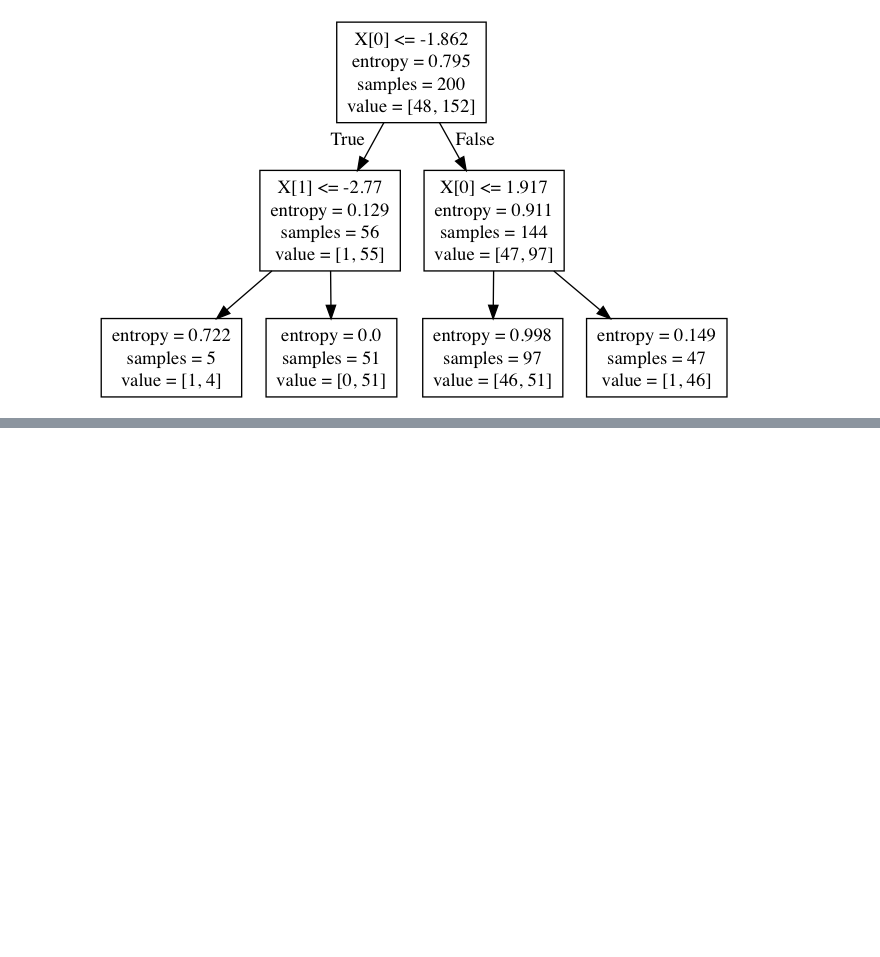
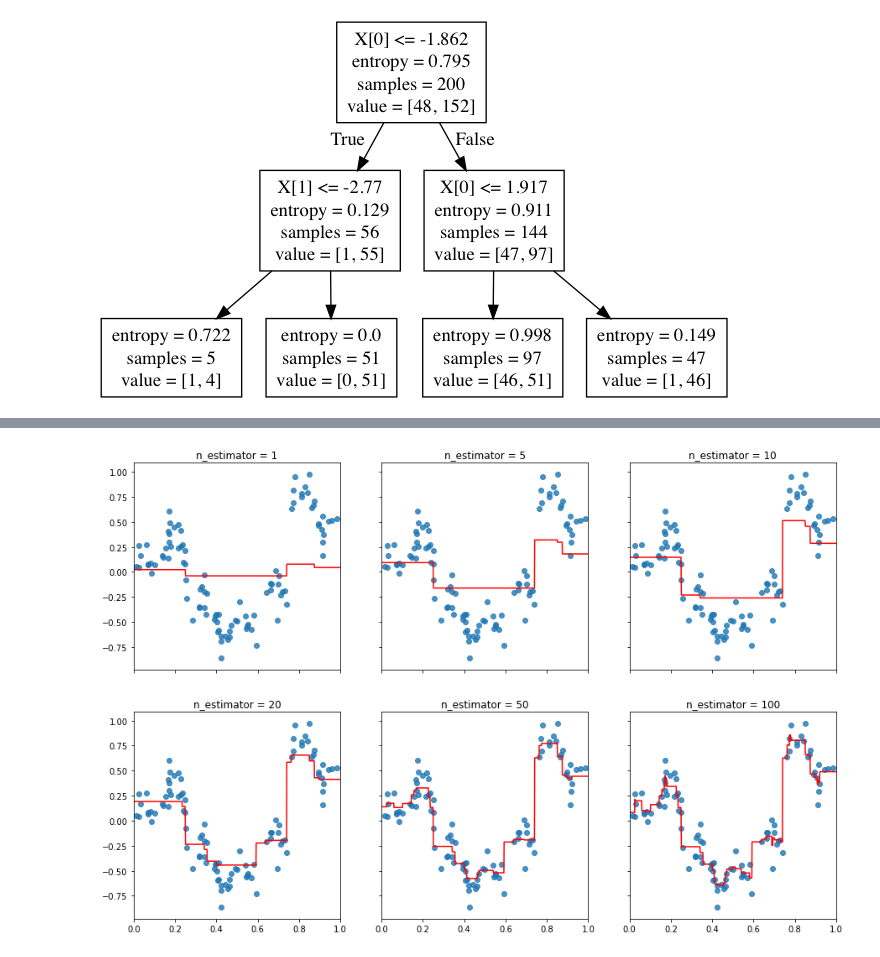
Before and after one commit to Fduzjrqlw/NYU-DS1003, a Jupyter notebook: Assignment#6/hw6.ipynb, the cells around one changed output, grey strips where cells are left out. Cells and saved outputs as stored; diff of their text form; code cells hidden in the pictures; blank space fills up the shorter version.

```diff
--- a/Assignment#6/hw6.ipynb
+++ b/Assignment#6/hw6.ipynb
@@ -288,0 +577,31 @@ Warning: Could not load "/Users/zhangjunrui/anaconda3/lib/graphviz/libgvplugin_p
+# %%
+def Experiment5() :
+    '''
+    实验五 , GBDT 一维回归问题的可视化实验.
+    '''
+    data_krr_train = np.loadtxt('data/krr-train.txt')
+    data_krr_test = np.loadtxt('data/krr-test.txt')
+    x_krr_train , y_krr_train = data_krr_train[ : , 0].reshape(-1 , 1) , data_krr_train[ : , 1].reshape(-1 , 1)
+    x_krr_test , y_krr_test = data_krr_test[ : , 0].reshape(-1 , 1) , data_krr_test[ : , 1].reshape(-1 , 1)
+    plot_size = 0.001
+    x_range = np.arange(0. , 1. , plot_size).reshape(-1 , 1)
+
+    f2, axarr2 = plt.subplots(2 , 3 , sharex = 'col' , sharey = 'row' , figsize = (15 , 10))
+
+    for idx, i, tt in zip(product([0, 1], [0, 1, 2]),
+                       [1, 5, 10, 20, 50, 100],
+                       ['n_estimator = {}'.format(n) for n in [1, 5, 10, 20, 50, 100]]):
+
+        gbm_1d = gradient_boosting(n_estimator=i, pseudo_residual_func=pseudo_residual_L2, max_depth=2)
+        gbm_1d.fit(x_krr_train, y_krr_train)
+
+        y_range_predict = gbm_1d.predict(x_range)
+
+        axarr2[idx[0], idx[1]].plot(x_range, y_range_predict, color='r')
+        axarr2[idx[0], idx[1]].scatter(x_krr_train, y_krr_train, alpha=0.8)
+        axarr2[idx[0], idx[1]].set_title(tt)
+        axarr2[idx[0], idx[1]].set_xlim(0, 1)
+# %%
+Experiment5()
+# %% [output]
+[figure, added]
```
Also changed, not shown: parts of 10 cells of this notebook, 1 other file.
